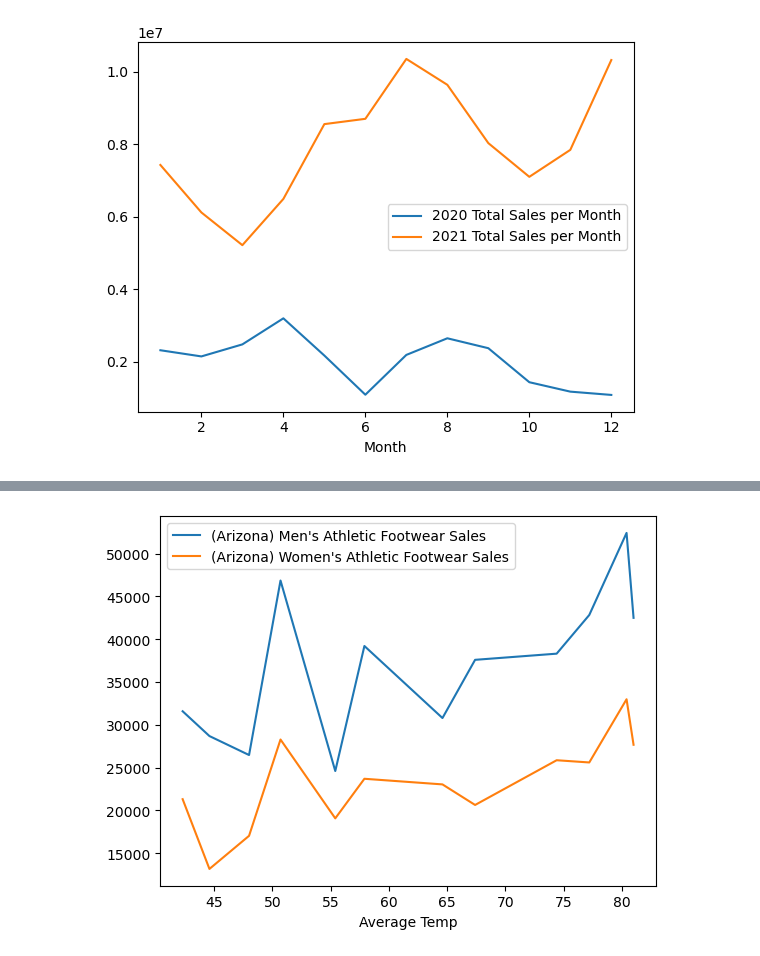
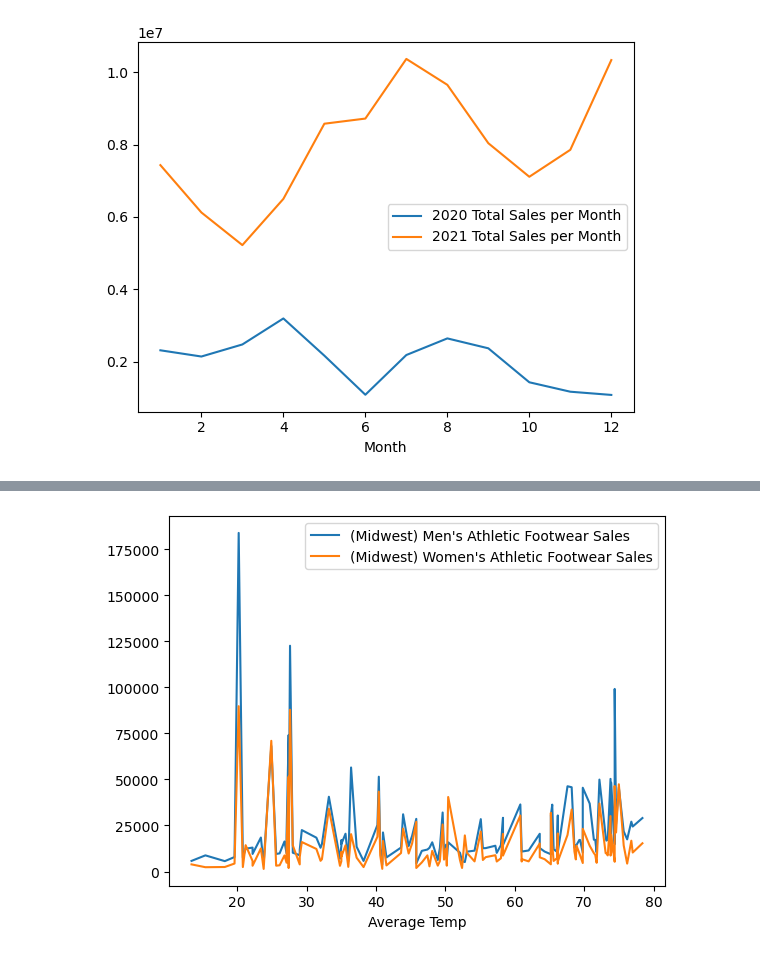
Before and after one commit to Krinnik/adidas_sales_temp_analysis, a Jupyter notebook: nik_workspace.ipynb, the cells around one changed output, grey strips where cells are left out. Drawn from its saved outputs; the diff is of its cells as text; code cells hidden in the pictures.

Commit message:
aggregation and plotting of trends by athletic footwear sales by all regions as well as mens vs womens sales per region

```diff
--- a/nik_workspace.ipynb
+++ b/nik_workspace.ipynb
@@ -981,0 +694,4 @@ Name: Total Sales, dtype: int32
+# %%
+mw_mens_merged = pd.concat([mw_months, avg_temp_mw, mens_total_sales_mw], axis=1)
+mw_mens_merged = mw_mens_merged.sort_values('Average Temp', ascending=True)
+mw_mens_merged.head(5)
@@ -981,0 +706,4 @@ Name: Total Sales, dtype: int32
+# %%
+mw_womens_merged = pd.concat([mw_months, avg_temp_mw, womens_total_sales_mw], axis=1)
+mw_womens_merged = mw_womens_merged.sort_values('Average Temp', ascending=True)
+mw_womens_merged.head()
@@ -981,0 +718,10 @@ Name: Total Sales, dtype: int32
+# %%
+mw_mens_merged = mw_mens_merged.reset_index()
+mw_mens_merged.drop(['Region', 'Month'], axis=1, inplace=True)
+mw_mens_merged = mw_mens_merged.set_index('Average Temp')
+mw_mens_merged = mw_mens_merged.rename(
+    columns={
+        'Men\'s Athletic Footwear Sales': '(Midwest) Men\'s Athletic Footwear Sales'
+    }
+)
+mw_mens_merged.head()
@@ -981,0 +736,10 @@ Name: Total Sales, dtype: int32
+# %%
+mw_womens_merged = mw_womens_merged.reset_index()
+mw_womens_merged.drop(['Region', 'Month'], axis=1, inplace=True)
+mw_womens_merged = mw_womens_merged.set_index('Average Temp')
+mw_womens_merged = mw_womens_merged.rename(
+    columns={
+        'Women\'s Athletic Footwear Sales': '(Midwest) Women\'s Athletic Footwear Sales'
+    }
+)
+mw_womens_merged.head()
@@ -1051,10 +1188,10 @@ plt.show()
 # %%
 fig, ax = plt.subplots()
 
 
-arizona_merged.plot(ax=ax)
-arizona_womens_merged.plot(ax=ax)
+mw_mens_merged.plot(ax=ax)
+mw_womens_merged.plot(ax=ax)
 
 plt.show()
 # %% [output]
-[figure, old version]
+[figure, new version]
```
Also changed, not shown: parts of 110 cells of this notebook.
